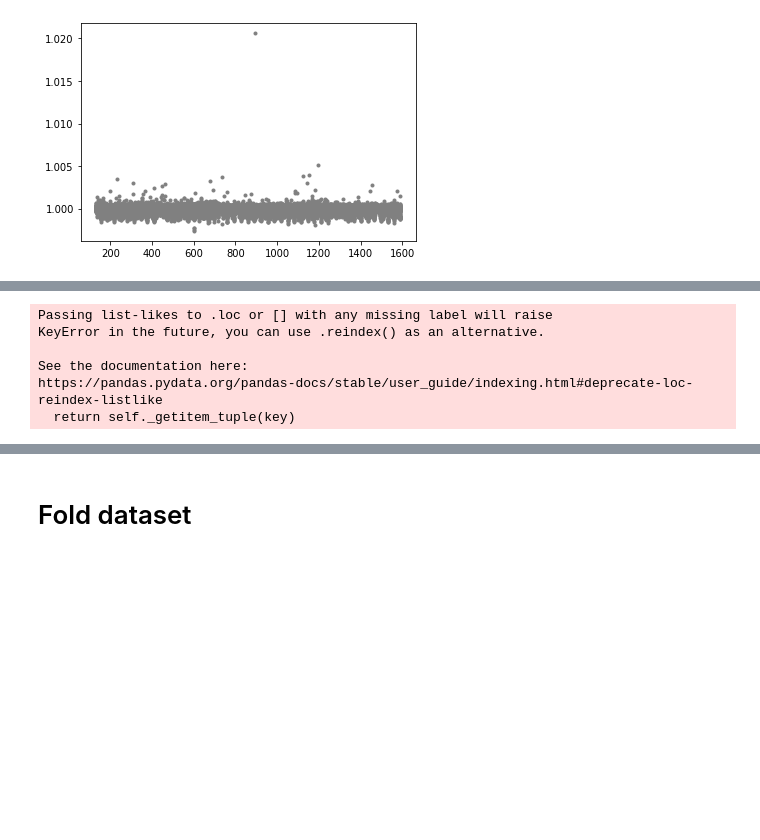
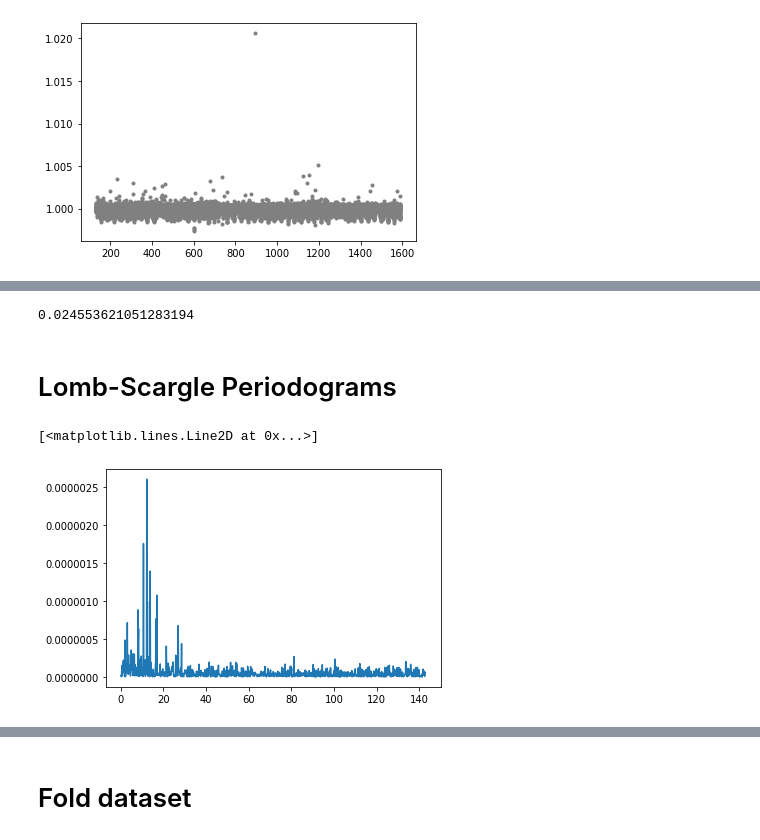
Before and after one commit to yb373/PH30116-report, a Jupyter notebook: Light curve fitting experiments.ipynb, the cells around one changed output, grey strips where cells are left out. Cells and saved outputs as stored; diff of their text form; code cells hidden in the pictures; blank space fills up the shorter version.

```diff
--- a/Light curve fitting experiments.ipynb
+++ b/Light curve fitting experiments.ipynb
@@ -240,10 +233,2 @@ len(full_dataset_flux)
 # %%
 full_data = pd.DataFrame({'t':full_dataset_t, 'flux':full_dataset_flux, 'error': full_dataset_error})
-full_data.to_csv('normalised_dataset.csv', columns = ['#JD', 'mag', 'error'])
-# %% [output]
-Passing list-likes to .loc or [] with any missing label will raise
-KeyError in the future, you can use .reindex() as an alternative.
-
-See the documentation here:
-https://pandas.pydata.org/pandas-docs/stable/user_guide/indexing.html#deprecate-loc-reindex-listlike
-  return self._getitem_tuple(key)
@@ -249,0 +238,17 @@ https://pandas.pydata.org/pandas-docs/stable/user_guide/indexing.html#deprecate-
+# %%
+#Average time between samples 0.0245 days = 34.56 mins
+full_data['t'].max() / full_data.shape[0]
+# %% [output]
+0.024553621051283194
+# %% [markdown]
+# Lomb-Scargle Periodograms
+# %%
+freqs = np.linspace((1/45.),(1/0.007), 1000)
+import scipy.signal
+from scipy.signal import lombscargle
+lomb = scipy.signal.lombscargle(full_data['t'], full_data['flux'], freqs, precenter=True)
+# %%
+pylab.plot(freqs, lomb)
+# %% [output]
+[<matplotlib.lines.Line2D at 0x...>]
+[figure, added]
```
Also changed, not shown: parts of 10 cells of this notebook, 3 other files.
